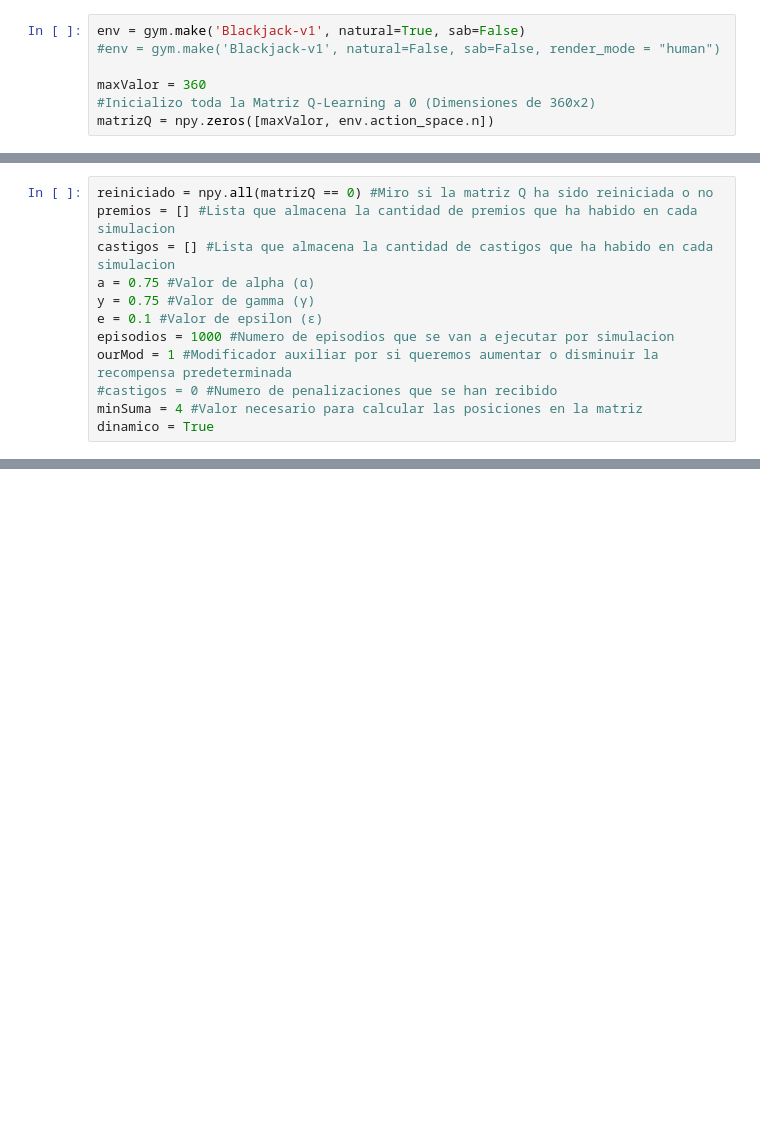
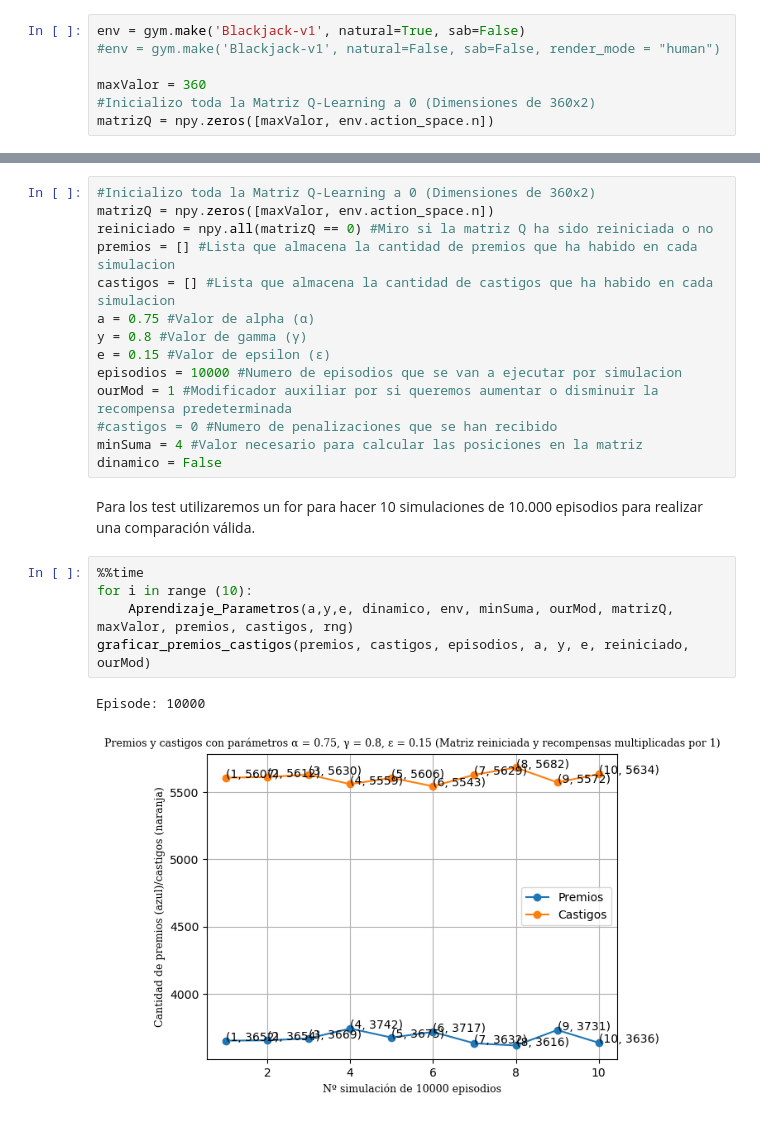
Before and after one commit to J0RGITO-SA3Z/Inteligencia-Artificial, a Jupyter notebook: BlackJack.ipynb, the cells around one changed output, grey strips where cells are left out. Cells and saved outputs as stored; diff of their text form; blank space fills up the shorter version.

```diff
--- a/BlackJack.ipynb
+++ b/BlackJack.ipynb
@@ -45,13 +59 @@ Celda de parámetros
-# %%
-reiniciado = npy.all(matrizQ == 0) #Miro si la matriz Q ha sido reiniciada o no
-premios = [] #Lista que almacena la cantidad de premios que ha habido en cada simulacion
-castigos = [] #Lista que almacena la cantidad de castigos que ha habido en cada simulacion
-a = 0.75 #Valor de alpha (α)
-y = 0.75 #Valor de gamma (γ)
-e = 0.1 #Valor de epsilon (ε)
-episodios = 1000 #Numero de episodios que se van a ejecutar por simulacion
-ourMod = 1 #Modificador auxiliar por si queremos aumentar o disminuir la recompensa predeterminada
-#castigos = 0 #Numero de penalizaciones que se han recibido
-minSuma = 4 #Valor necesario para calcular las posiciones en la matriz
-dinamico = True
 # %% [markdown]
@@ -297,0 +226,24 @@ plot.show()
+# %%
+#Inicializo toda la Matriz Q-Learning a 0 (Dimensiones de 360x2)
+matrizQ = npy.zeros([maxValor, env.action_space.n])
+reiniciado = npy.all(matrizQ == 0) #Miro si la matriz Q ha sido reiniciada o no
+premios = [] #Lista que almacena la cantidad de premios que ha habido en cada simulacion
+castigos = [] #Lista que almacena la cantidad de castigos que ha habido en cada simulacion
+a = 0.75 #Valor de alpha (α)
+y = 0.8 #Valor de gamma (γ)
+e = 0.15 #Valor de epsilon (ε)
+episodios = 10000 #Numero de episodios que se van a ejecutar por simulacion
+ourMod = 1 #Modificador auxiliar por si queremos aumentar o disminuir la recompensa predeterminada
+#castigos = 0 #Numero de penalizaciones que se han recibido
+minSuma = 4 #Valor necesario para calcular las posiciones en la matriz
+dinamico = False
+# %% [markdown]
+Para los test utilizaremos un for para hacer 10 simulaciones de 10.000 episodios para realizar una comparación válida.
+# %%
+%%time
+for i in range (10):
+    Aprendizaje_Parametros(a,y,e, dinamico, env, minSuma, ourMod, matrizQ, maxValor, premios, castigos, rng)
+graficar_premios_castigos(premios, castigos, episodios, a, y, e, reiniciado, ourMod)
+# %% [output]
+Episode: 10000
+[figure, added]
```
Also changed, not shown: parts of 56 cells of this notebook.
